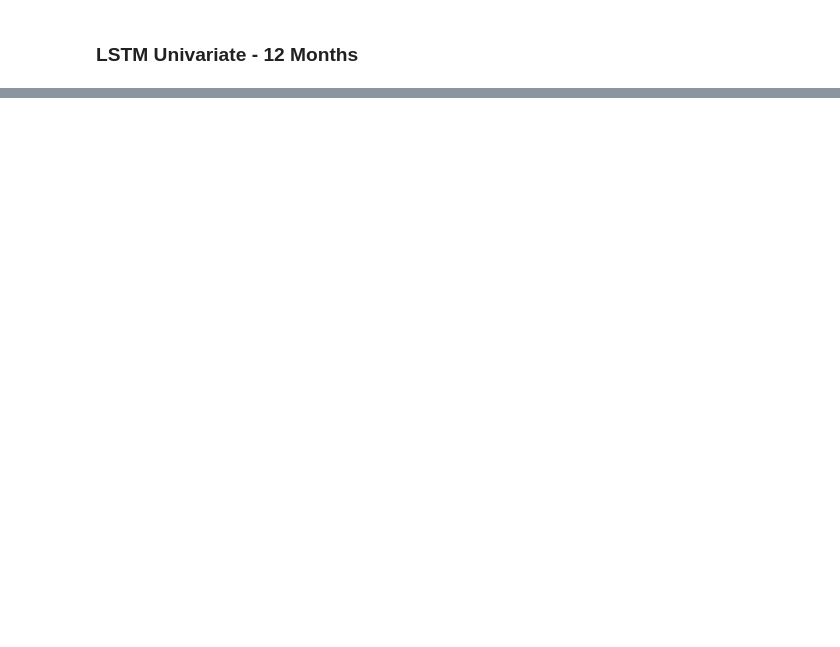
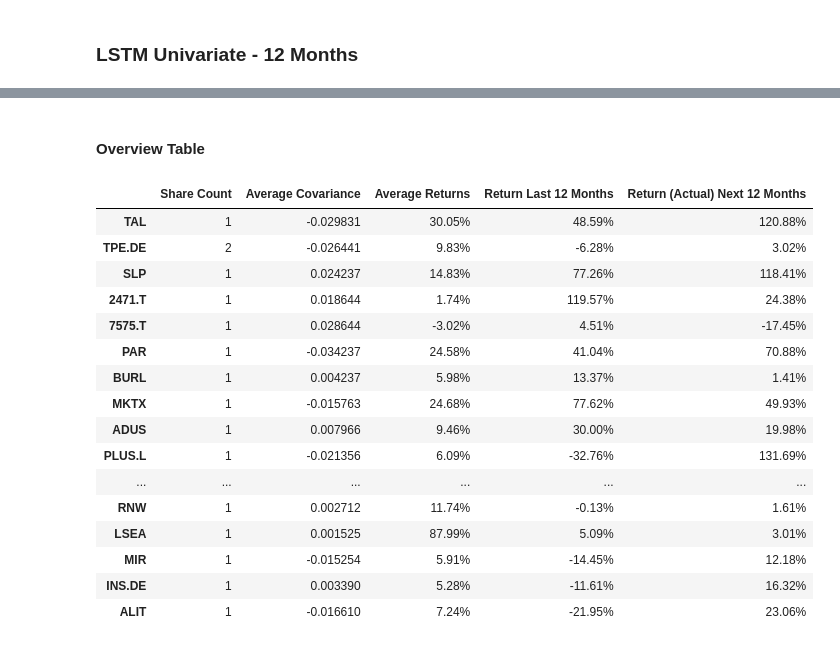
Before and after one commit to Herb-sh/sustainability_portfolio_optimisation, a Jupyter notebook: notebooks/4. portfolio_optimisation/4.3. LSTM/4.3.2.LSTM_univariate.ipynb, the cells around one changed output, grey strips where cells are left out. Saved outputs shown, nothing was run; the diff lists cells and outputs as text; code cells hidden in the pictures; blank space fills up the shorter version.

```diff
--- a/notebooks/4. portfolio_optimisation/4.3. LSTM/4.3.2.LSTM_univariate.ipynb
+++ b/notebooks/4. portfolio_optimisation/4.3. LSTM/4.3.2.LSTM_univariate.ipynb
@@ -170,0 +270,4 @@ tensor([ 0.0553,  0.0107,  0.0534,  ...,  0.0438, -0.0076, -0.0185])
+# %%
+df_train = X_train[:, :, -1].clone()
+y_test_pred_12m = y_test_pred[0,:,:].T[0:12]
+y_test_pred_12m
@@ -170,0 +282,8 @@ tensor([ 0.0553,  0.0107,  0.0534,  ...,  0.0438, -0.0076, -0.0185])
+# %%
+df_forecast_12m = pd.DataFrame(df_train.clone())
+df_forecast_12m = pd.concat([df_forecast_12m, pd.DataFrame(y_test_pred_12m)], ignore_index=True)
+# Assign back columns and indices to make human understandable
+df_forecast_12m.columns = df.columns
+df_forecast_12m.index = df_pct[(in_seq_length - 1) : len(df_forecast_12m) + (in_seq_length - 1)].index
+#
+df_forecast_12m.tail(3)
@@ -170,0 +297,5 @@ tensor([ 0.0553,  0.0107,  0.0534,  ...,  0.0438, -0.0076, -0.0185])
+# %%
+importlib.reload(lstm_utils)
+importlib.reload(mpt_utils)
+
+weights_12m, mu_12m, S_12m, weights_all_12m = mpt_utils.portfolio_and_plot(df_forecast_12m, df)
@@ -170,0 +312,24 @@ tensor([ 0.0553,  0.0107,  0.0534,  ...,  0.0438, -0.0076, -0.0185])
+# %% [markdown]
+#### Overview Table
+# %%
+importlib.reload(mpt_utils)
+# Create overview
+mpt_utils.generate_overview_table(weights_all_12m, mu_12m, S_12m, df_pct)
+# %% [output]
+|  | Share Count | Average Covariance | Average Returns | Return Last 12 Months | Return (Actual) Next 12 Months |
+| TAL | 1 | -0.029831 | 30.05% | 48.59% | 120.88% |
+| TPE.DE | 2 | -0.026441 | 9.83% | -6.28% | 3.02% |
+| SLP | 1 | 0.024237 | 14.83% | 77.26% | 118.41% |
+| 2471.T | 1 | 0.018644 | 1.74% | 119.57% | 24.38% |
+| 7575.T | 1 | 0.028644 | -3.02% | 4.51% | -17.45% |
+| PAR | 1 | -0.034237 | 24.58% | 41.04% | 70.88% |
+| BURL | 1 | 0.004237 | 5.98% | 13.37% | 1.41% |
+| MKTX | 1 | -0.015763 | 24.68% | 77.62% | 49.93% |
+| ADUS | 1 | 0.007966 | 9.46% | 30.00% | 19.98% |
+| PLUS.L | 1 | -0.021356 | 6.09% | -32.76% | 131.69% |
+| ... | ... | ... | ... | ... | ... |
+| RNW | 1 | 0.002712 | 11.74% | -0.13% | 1.61% |
+| LSEA | 1 | 0.001525 | 87.99% | 5.09% | 3.01% |
+| MIR | 1 | -0.015254 | 5.91% | -14.45% | 12.18% |
+| INS.DE | 1 | 0.003390 | 5.28% | -11.61% | 16.32% |
+| ALIT | 1 | -0.016610 | 7.24% | -21.95% | 23.06% |
```
Also changed, not shown: parts of 42 cells of this notebook, 3 other files.
